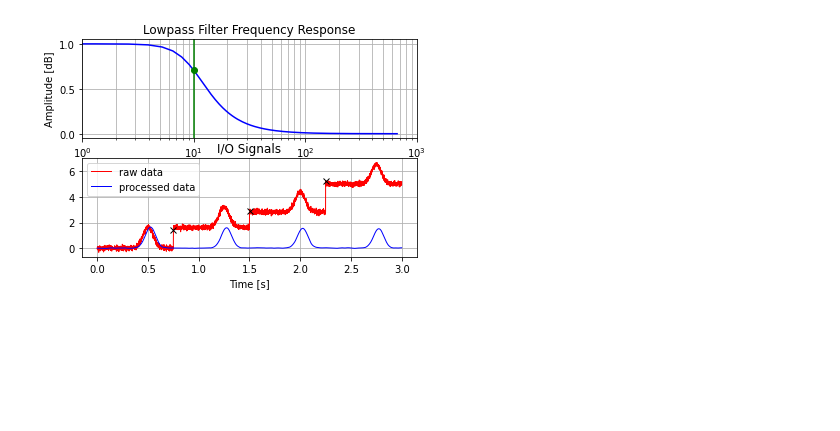
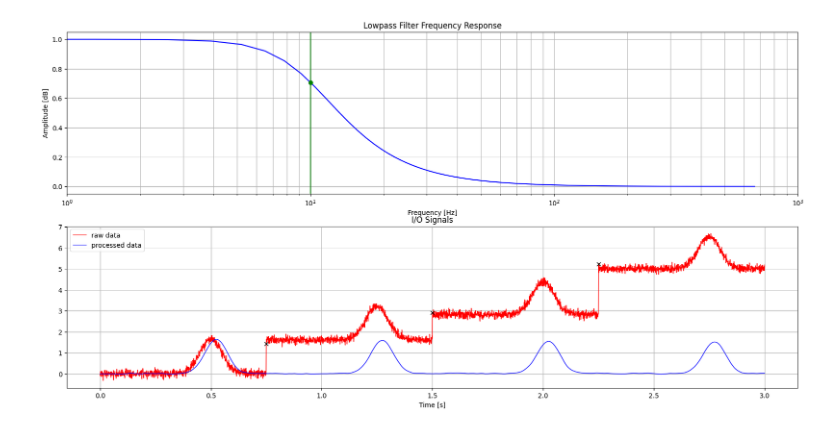
Before and after one commit to ccssw/signal-filter-peak-detector, a Jupyter notebook: filter.ipynb, the cells around one changed output. Cells and saved outputs as stored; diff of their text form; code cells hidden in the pictures; blank space fills up the shorter version.

Commit message:
bigger figure

```diff
--- a/filter.ipynb
+++ b/filter.ipynb
@@ -49,26 +49,28 @@ y, a, b = filter(y)
 # %%
 if(plot_freq):
     w, h = freqz(b, a)
     figure.subplot(2, 1, 1)
     figure.plot(fsample * w / 2.0 / math.pi, abs(h), 'b')
     figure.plot(fcutoff, sqrt(2) / 2.0, 'go')
     figure.xscale('log')
     figure.axvline(fcutoff, color='g')
     figure.xlim(1, 1000)
     figure.title("Lowpass Filter Frequency Response")
     figure.xlabel('Frequency [Hz]')
     figure.ylabel('Amplitude [dB]')
     figure.grid(which='both', axis='both')
     figure.subplot(2, 1, 2)
 
 figure.plot(x, data[:,1], 'r-', linewidth=1, label='raw data')
 figure.plot(x, y,         'b-', linewidth=1, label='processed data')
 for j in range(0, len(jumps)):
     figure.plot(jumps[j][0], jumps[j][1], 'kx', linewidth=2)
 figure.title("I/O Signals")
 figure.xlabel('Time [s]')
 figure.grid()
 figure.legend()
+figure.rcParams['figure.figsize'] = [20, 10]
+figure.rcParams['figure.dpi'] = 100
 figure.show()
 # %% [output]
-[figure, old version]
+[figure, new version]
```
